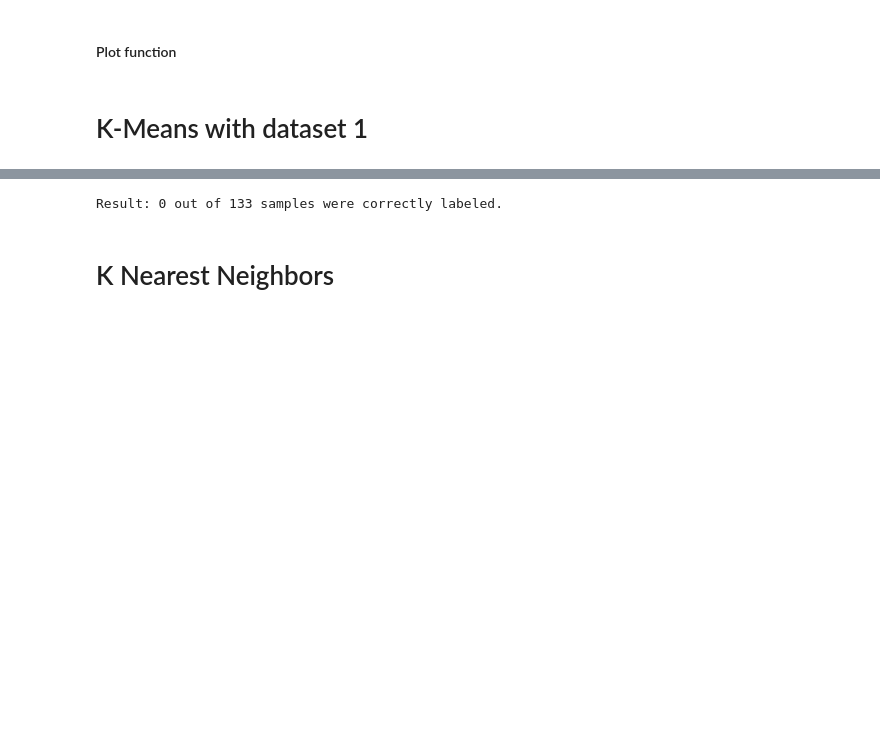
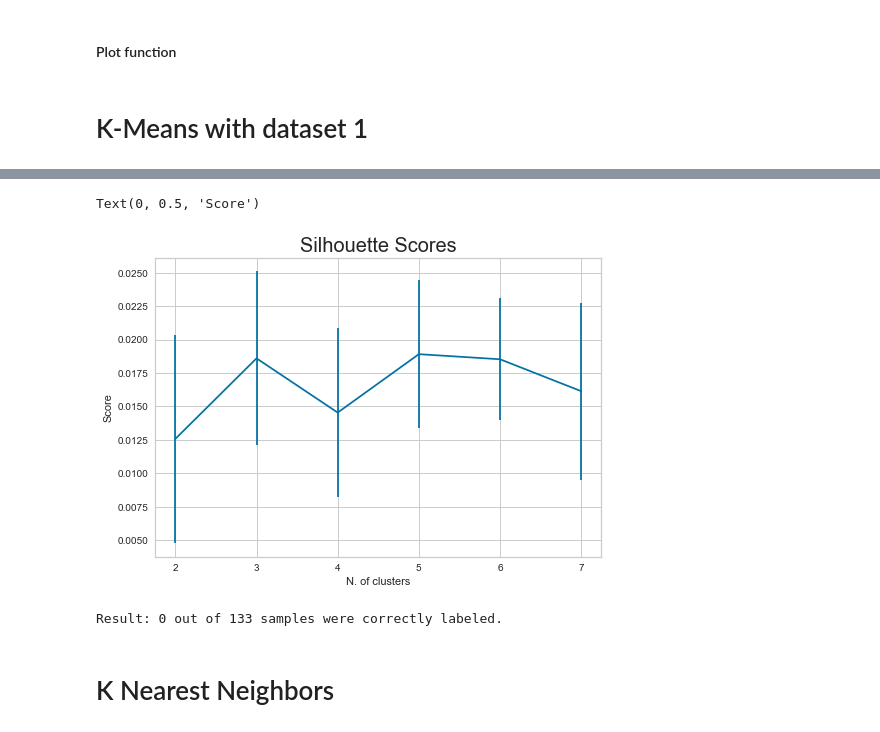
Before and after one commit to CS-433/project2_brainAge, a Jupyter notebook: Main.ipynb, the cells around one changed output, grey strips where cells are left out. Drawn from its saved outputs; the diff is of its cells as text; code cells hidden in the pictures; blank space fills up the shorter version.

```diff
--- a/Main.ipynb
+++ b/Main.ipynb
@@ -228,3 +253,12 @@ visualizer.show()        # Finalize and render the figure
+# %%
+plt.errorbar(n_clusters, sils, yerr=sils_err)
+plt.title("Silhouette Scores", fontsize=20)
+plt.xticks(n_clusters)
+plt.xlabel("N. of clusters")
+plt.ylabel("Score")
+# %% [output]
+Text(0, 0.5, 'Score')
+[figure, added]
 # %%
 kmeanModel = KMeans(n_clusters=3).fit(X_scaled)
 X_scaled.insert(0, value=kmeanModel.labels_, column='Cluster')
```
Also changed, not shown: parts of 6 cells of this notebook.
